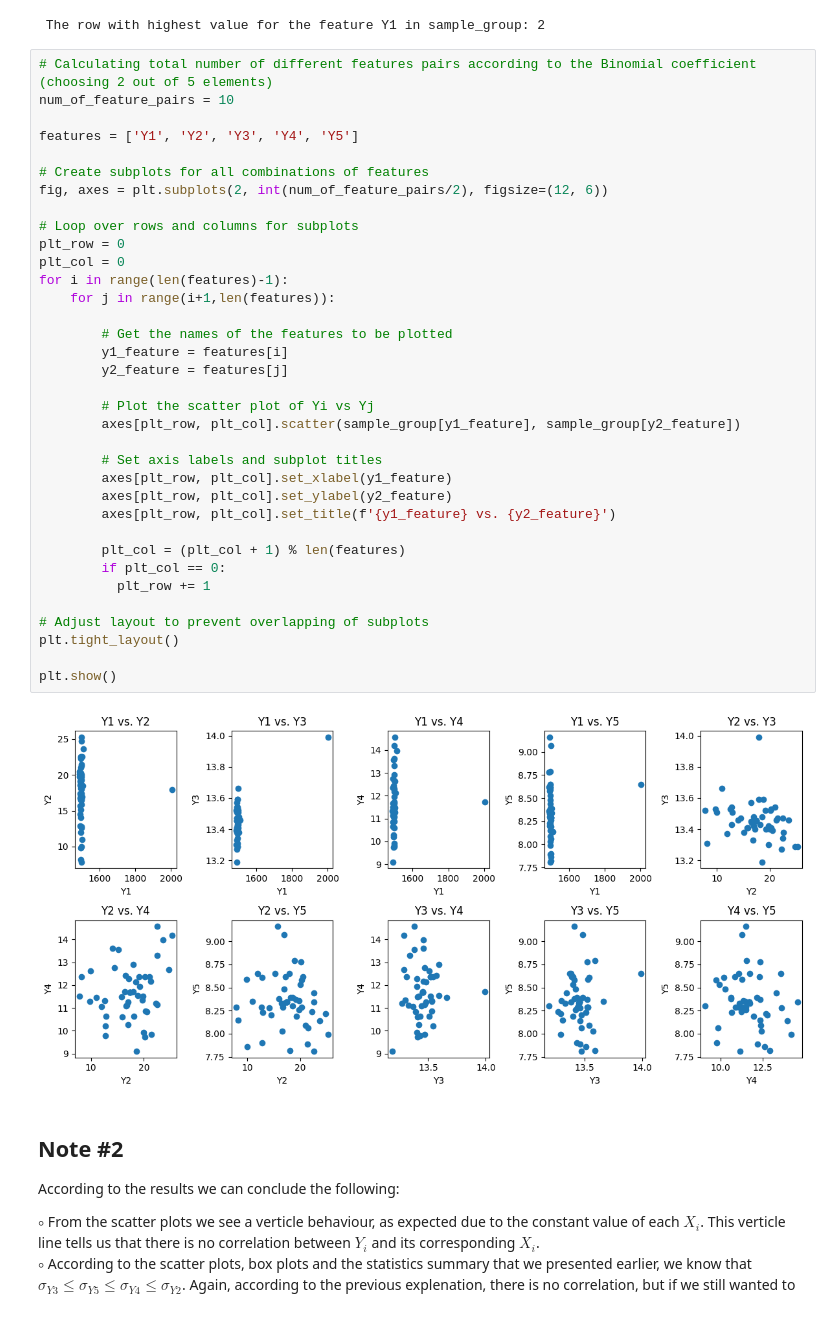
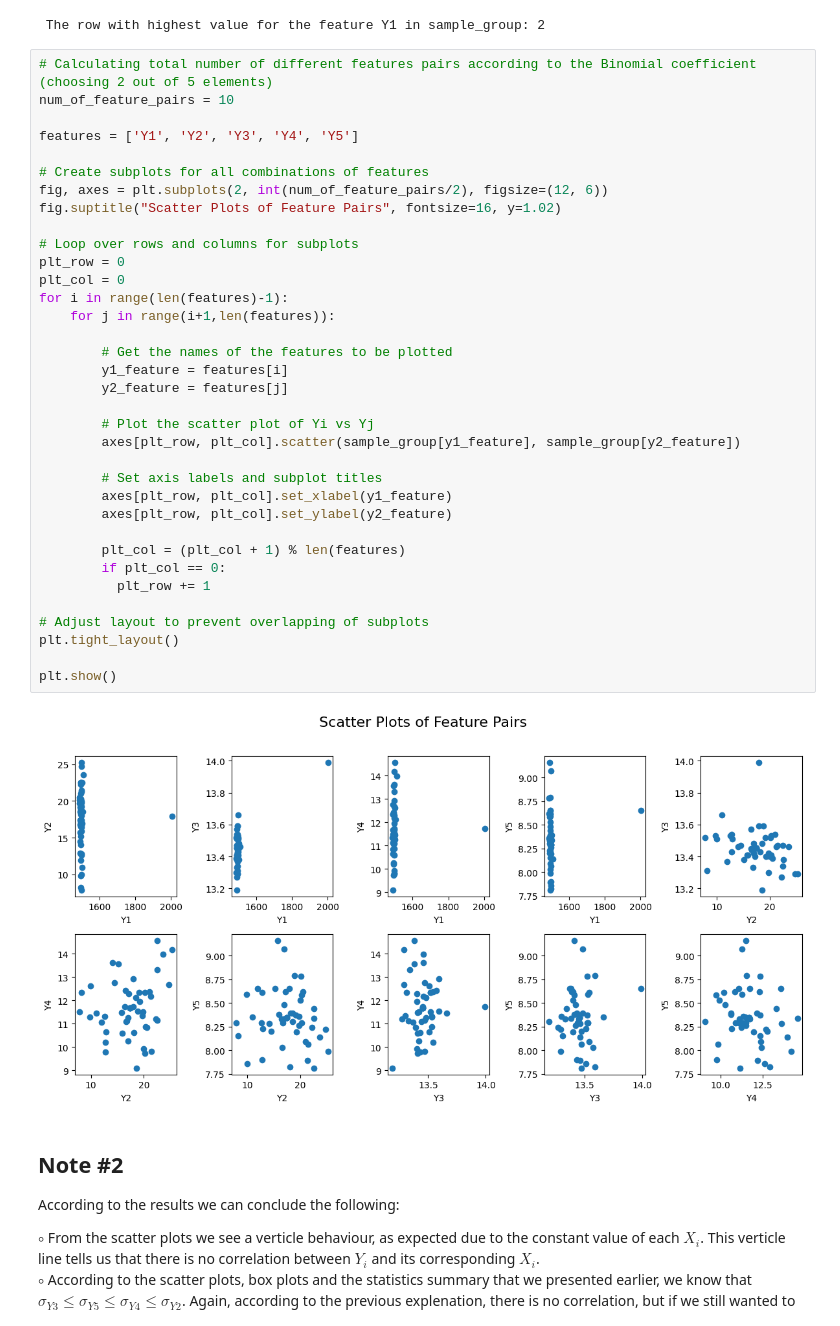
Before and after one commit to RonBartov/Data_Processing, a Jupyter notebook: factory_data_processing.ipynb, the cells around one changed output. Cells and saved outputs as stored; diff of their text form.

Commit message:
Edit of the "Features Pairs Plots"

```diff
--- a/factory_data_processing.ipynb
+++ b/factory_data_processing.ipynb
@@ -309,35 +309,35 @@ features = ['Y1', 'Y2', 'Y3', 'Y4', 'Y5']
 
 # Create subplots for all combinations of features
 fig, axes = plt.subplots(2, int(num_of_feature_pairs/2), figsize=(12, 6))
+fig.suptitle("Scatter Plots of Feature Pairs", fontsize=16, y=1.02)
 
 # Loop over rows and columns for subplots
 plt_row = 0
 plt_col = 0
 for i in range(len(features)-1):
     for j in range(i+1,len(features)):
 
         # Get the names of the features to be plotted
         y1_feature = features[i]
         y2_feature = features[j]
 
         # Plot the scatter plot of Yi vs Yj
         axes[plt_row, plt_col].scatter(sample_group[y1_feature], sample_group[y2_feature])
 
         # Set axis labels and subplot titles
         axes[plt_row, plt_col].set_xlabel(y1_feature)
         axes[plt_row, plt_col].set_ylabel(y2_feature)
-        axes[plt_row, plt_col].set_title(f'{y1_feature} vs. {y2_feature}')
 
         plt_col = (plt_col + 1) % len(features)
         if plt_col == 0:
           plt_row += 1
 
 # Adjust layout to prevent overlapping of subplots
 plt.tight_layout()
 
 plt.show()
 # %% [output]
-[figure, old version]
+[figure, new version]
 # %% [markdown]
 ## **Note #2**
 According to the results we can conclude the following:
```
